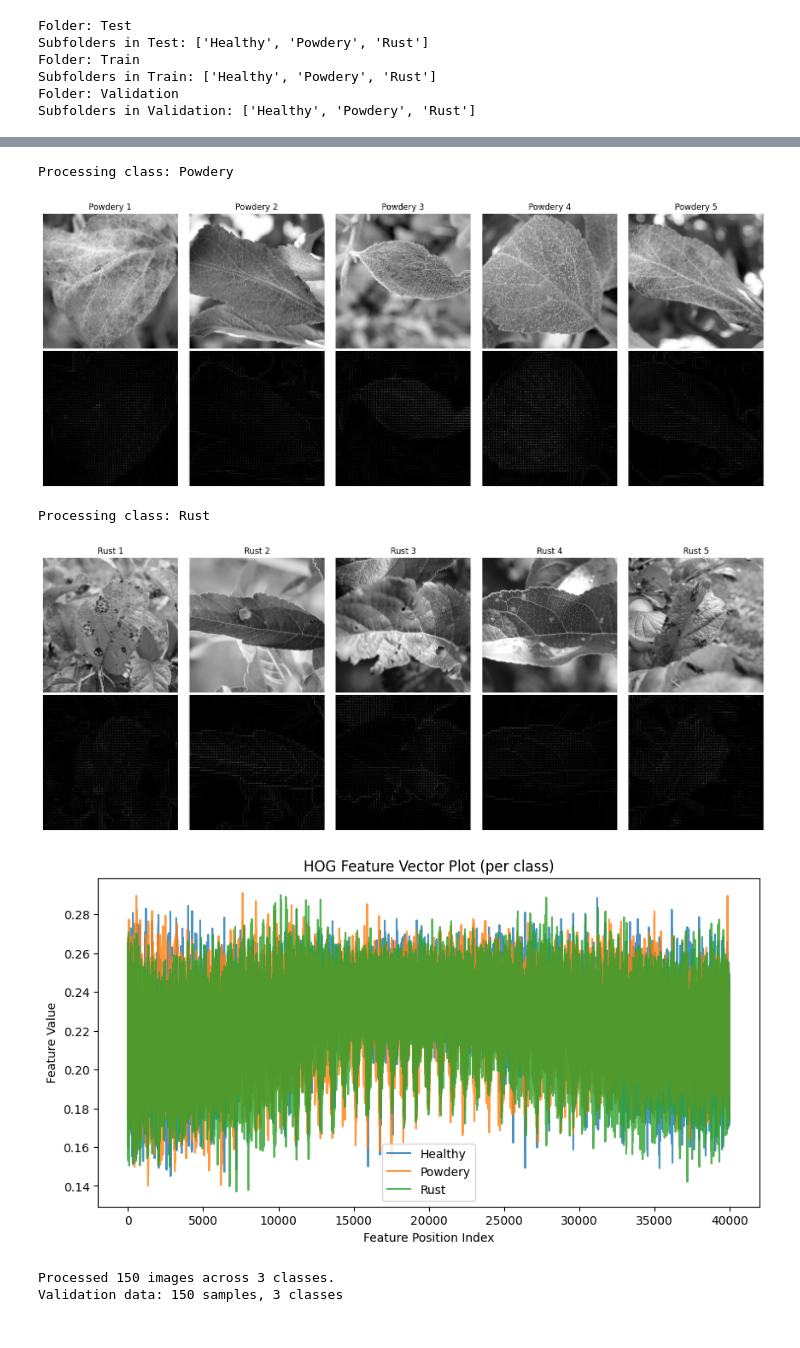
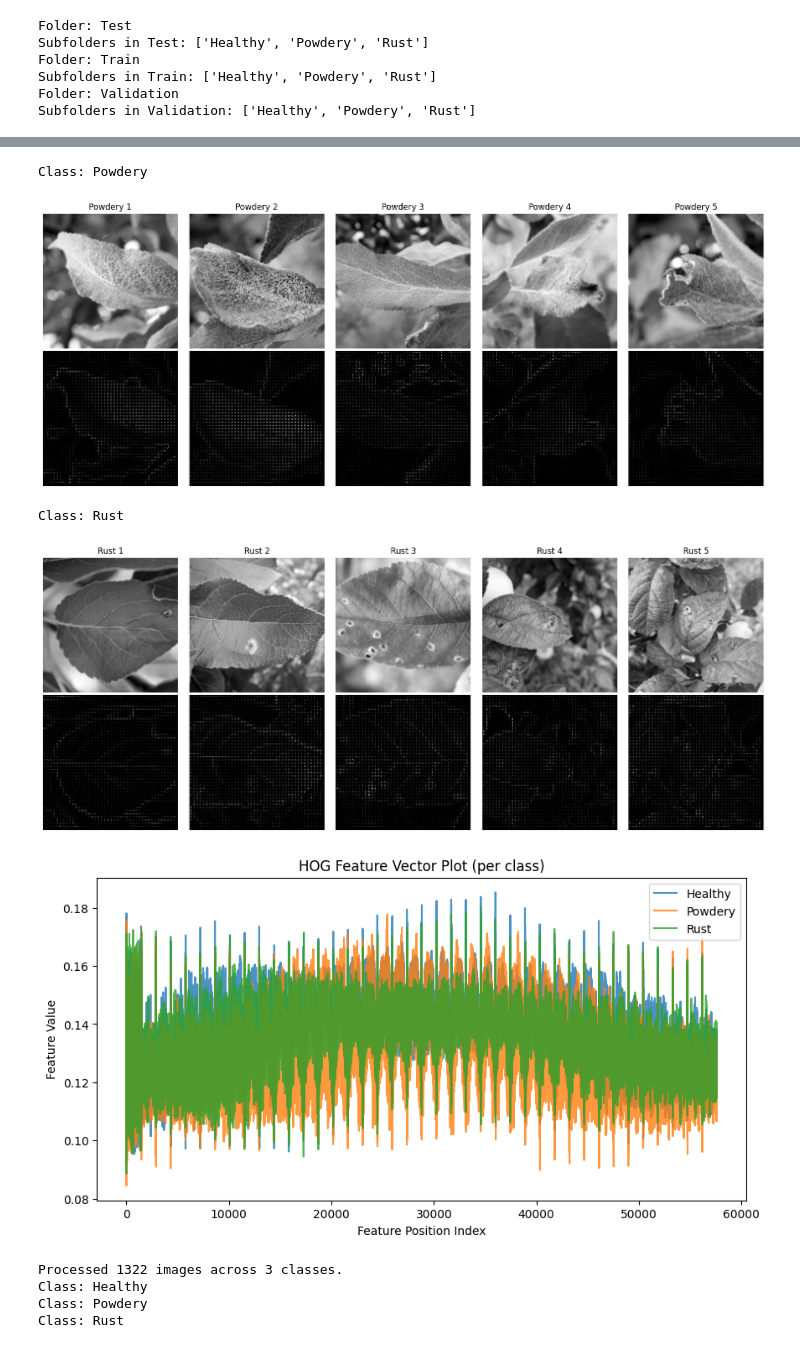
Before and after one commit to kostiak1992/w281-plant-disease-recognition, a Jupyter notebook: texture_detection.ipynb, the cells around one changed output, grey strips where cells are left out. Drawn from its saved outputs; the diff is of its cells as text; code cells hidden in the pictures.

```diff
--- a/texture_detection.ipynb
+++ b/texture_detection.ipynb
@@ -71,10 +71,10 @@ def read_image(in_path):
     return img
 
 # rescale short side to standard, crop center
-def rescale_image(img, standard=512):
+def rescale_image(img, standard=256):
     x, y = img.shape
     scale_factor = standard / min(x, y)
-    img_rescaled = rescale(img, scale_factor, anti_aliasing=True)
+    img_rescaled = rescale(img, scale_factor)
     x_new, y_new = img_rescaled.shape
     start_h = (x_new - standard) // 2
     start_w = (y_new - standard) // 2
@@ -82,18 +82,18 @@ def rescale_image(img, standard=512):
     return cropped_img
 
 # load images from folder and extract HOG features
-def load_hog_data(folder_path, visualize=True, max_visualize=5):
+def load_hog_data(folder_path, visualize=False, max_visualize=5):
     features, labels = [], []
-    class_features = {}  # store features per class for plotting
+    class_features = {}
 
     for label in os.listdir(folder_path):
         class_dir = os.path.join(folder_path, label)
         if not os.path.isdir(class_dir):
             continue
-        print(f"Processing class: {label}")
+        print(f"Class: {label}")
         class_features[label] = []
 
-        visualize_count = 0  # track visualized images per class
+        visualize_count = 0
         imgs_to_show, hots_to_show = [], []
 
         for image_file in os.listdir(class_dir):
@@ -103,19 +103,24 @@ def load_hog_data(folder_path, visualize=True, max_visualize=5):
 
             # visualize only first max_visualize images per class
             vis = visualize and visualize_count < max_visualize
-            f, h = hog(
-                img_resized,
-                orientations=4,
-                pixels_per_cell=(10,10),
-                cells_per_block=(2,2),
-                visualize=True,
-                feature_vector=True
-            )
 
             if vis:
+                f, h = hog(
+                    img_resized,
+                    orientations=4,
+                    pixels_per_cell=(6,6),
+                    visualize=True
+                )
                 imgs_to_show.append(img_resized)
                 hots_to_show.append(h)
                 visualize_count += 1
+            else:
+                f = hog(
+                    img_resized,
+                    orientations=4,
+                    pixels_per_cell=(6,6),
+                    visualize=False
+                )
 
             features.append(f)
             labels.append(label)
@@ -135,25 +140,30 @@ def load_hog_data(folder_path, visualize=True, max_visualize=5):
             plt.show()
 
     # plot averaged HOG per class
-    plt.figure(figsize=(10, 5))
-    for label, feats in class_features.items():
-        feats_array = np.array(feats)
-        mean_feat = feats_array.mean(axis=0)
-        plt.plot(mean_feat, alpha=0.8, label=label)
+    if visualize:
+        plt.figure(figsize=(10, 5))
+        for label, feats in class_features.items():
+            feats_array = np.array(feats)
+            mean_feat = feats_array.mean(axis=0)
+            plt.plot(mean_feat, alpha=0.8, label=label)
 
-    plt.title("HOG Feature Vector Plot (per class)")
-    plt.xlabel("Feature Position Index")
-    plt.ylabel("Feature Value")
-    plt.legend()
-    plt.show()
+        plt.title("HOG Feature Vector Plot (per class)")
+        plt.xlabel("Feature Position Index")
+        plt.ylabel("Feature Value")
+        plt.legend()
+        plt.show()
 
     print(f"Processed {len(features)} images across {len(set(labels))} classes.")
     return np.array(features), np.array(labels)
 
 
 # example usage
-valid_dir = "C:/Users/kosti/Desktop/DATASCI 281/w281-plant-disease-recognition/images/Test"
-valid_features, valid_labels = load_hog_data(valid_dir, visualize=True, max_visualize=5)
+train_dir = "C:/Users/kosti/Desktop/DATASCI 281/w281-plant-disease-recognition/images/Train"
+valid_dir = "C:/Users/kosti/Desktop/DATASCI 281/w281-plant-disease-recognition/images/Validation"
 
+train_features, train_labels = load_hog_data(train_dir, visualize=True, max_visualize=5)
+valid_features, valid_labels = load_hog_data(valid_dir)
+
+print(f"Train  data: {train_features.shape[0]} samples, {len(set(train_labels))} classes")
 print(f"Validation data: {valid_features.shape[0]} samples, {len(set(valid_labels))} classes")
 # %% [output]
@@ -162,7 +172,9 @@ Processing class: Healthy
-Processing class: Powdery
+Class: Powdery
-[figure, old version]
+[figure, new version]
-Processing class: Rust
+Class: Rust
-[figure, old version]
+[figure, new version]
-[figure, old version]
+[figure, new version]
-Processed 150 images across 3 classes.
-Validation data: 150 samples, 3 classes
+Processed 1322 images across 3 classes.
+Class: Healthy
+Class: Powdery
+Class: Rust
```
Also changed, not shown: parts of 4 cells of this notebook.
